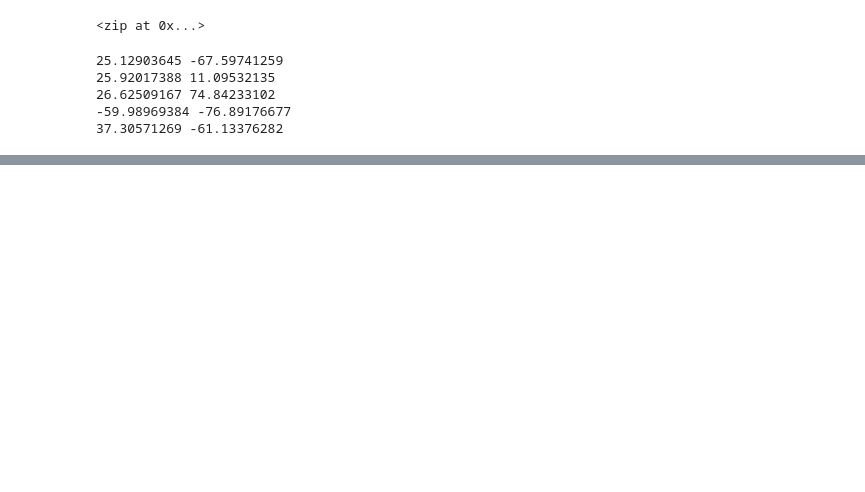
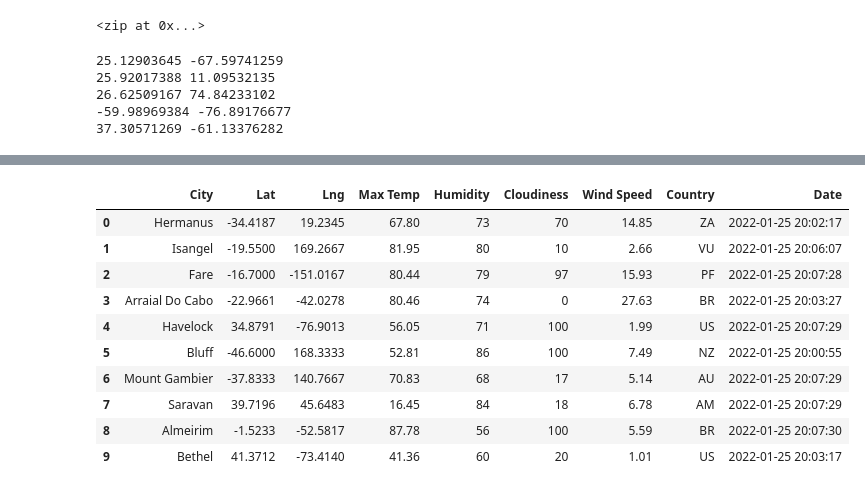
Before and after one commit to Kmhaas/Butler-Bootcamp-Challenge6-World_Weather_Analysis, a Jupyter notebook: World_Weather_Analysis/WeatherPy.ipynb, the cells around one changed output, grey strips where cells are left out. Drawn from its saved outputs; the diff is of its cells as text; code cells hidden in the pictures; blank space fills up the shorter version.

```diff
--- a/World_Weather_Analysis/WeatherPy.ipynb
+++ b/World_Weather_Analysis/WeatherPy.ipynb
@@ -71,0 +72,22 @@ len(cities)
+# %%
+# Import the time library and the datetime module from the datetime library
+import time
+from datetime import datetime
+
+# Import the requests library.
+import requests
+
+# Import the API key.
+from config import weather_api_key
+
+url = "http://api.openweathermap.org/data/2.5/weather?units=Imperial&APPID=" + weather_api_key
+# %%
+# Create an empty list to hold the weather data.
+city_data = []
+# Print the beginning of the logging.
+print("Beginning Data Retrieval     ")
+print("-----------------------------")
+
+# Create counters.
+record_count = 1
+set_count = 1
@@ -71,0 +166,16 @@ len(cities)
+# %%
+# Convert the array of dictionaries to a Pandas DataFrame.
+city_data_df = pd.DataFrame(city_data)
+city_data_df.head(10)
+# %% [output]
+|  | City | Lat | Lng | Max Temp | Humidity | Cloudiness | Wind Speed | Country | Date |
+| 0 | Hermanus | -34.4187 | 19.2345 | 67.80 | 73 | 70 | 14.85 | ZA | 2022-01-25 20:02:17 |
+| 1 | Isangel | -19.5500 | 169.2667 | 81.95 | 80 | 10 | 2.66 | VU | 2022-01-25 20:06:07 |
+| 2 | Fare | -16.7000 | -151.0167 | 80.44 | 79 | 97 | 15.93 | PF | 2022-01-25 20:07:28 |
+| 3 | Arraial Do Cabo | -22.9661 | -42.0278 | 80.46 | 74 | 0 | 27.63 | BR | 2022-01-25 20:03:27 |
+| 4 | Havelock | 34.8791 | -76.9013 | 56.05 | 71 | 100 | 1.99 | US | 2022-01-25 20:07:29 |
+| 5 | Bluff | -46.6000 | 168.3333 | 52.81 | 86 | 100 | 7.49 | NZ | 2022-01-25 20:00:55 |
+| 6 | Mount Gambier | -37.8333 | 140.7667 | 70.83 | 68 | 17 | 5.14 | AU | 2022-01-25 20:07:29 |
+| 7 | Saravan | 39.7196 | 45.6483 | 16.45 | 84 | 18 | 6.78 | AM | 2022-01-25 20:07:29 |
+| 8 | Almeirim | -1.5233 | -52.5817 | 87.78 | 56 | 100 | 5.59 | BR | 2022-01-25 20:07:30 |
+| 9 | Bethel | 41.3712 | -73.4140 | 41.36 | 60 | 20 | 1.01 | US | 2022-01-25 20:03:17 |
```
Also changed, not shown: parts of 8 cells of this notebook, 5 other files.
